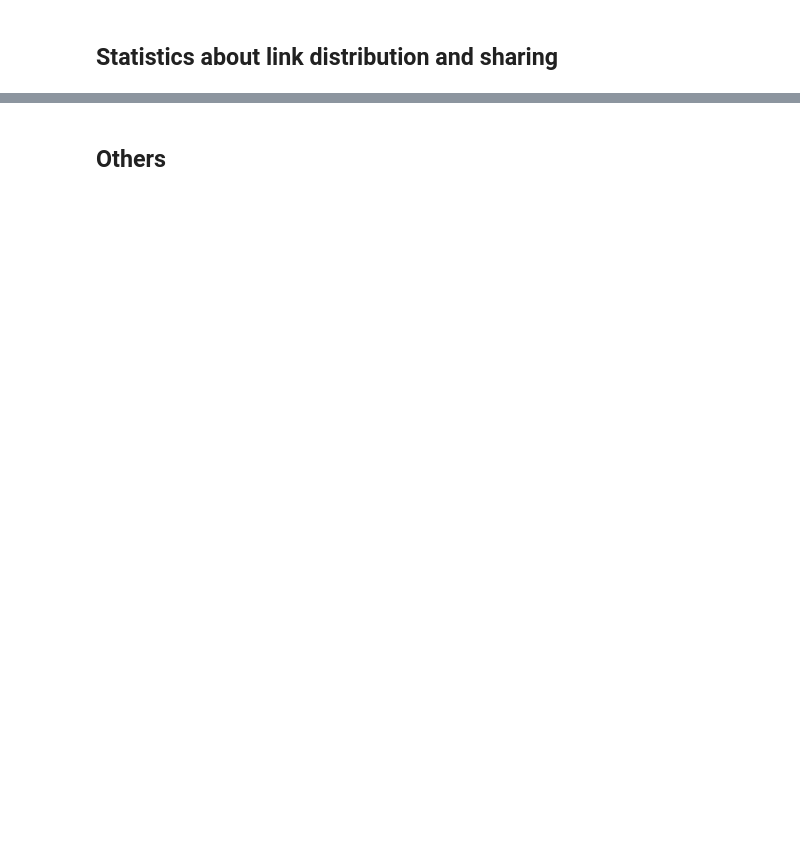
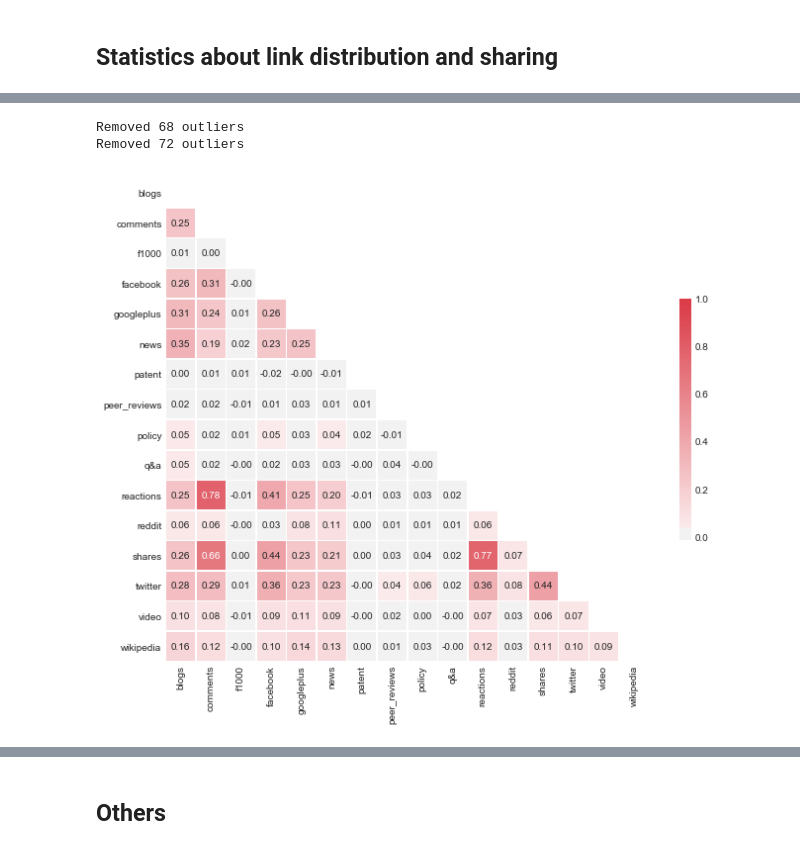
Before and after one commit to ScholCommLab/fhe-plos-data-collection, a Jupyter notebook: code/analysis.ipynb, the cells around one changed output, grey strips where cells are left out. Saved outputs shown, nothing was run; the diff lists cells and outputs as text; code cells hidden in the pictures; blank space fills up the shorter version.

```diff
--- a/code/analysis.ipynb
+++ b/code/analysis.ipynb
@@ -139,0 +137,9 @@ venn3([fb_set, fb0_set, am_set], set_labels = ('Facebook', 'Facebook with zeros'
+# %%
+metrics = am
+metrics['shares'] = shares
+
+metrics['diff'] = metrics.shares - metrics.facebook
+metrics.describe()
+
+# s['am_fillna'] = s.amf.fillna(0)
+# s['diff_fillna'] = s.fb-s['am_fillna']
@@ -139,0 +158,50 @@ venn3([fb_set, fb0_set, am_set], set_labels = ('Facebook', 'Facebook with zeros'
+# %%
+def remove_outliers(diff):
+    # Remove outliers beyond Q3+1.5*IQR
+    Q1 = diff.quantile(0.25)
+    Q3 = diff.quantile(0.75)
+    IQR = Q3 - Q1
+    y_max = Q3 + 1.5 * IQR
+    y_min = Q1 - 1.5 * IQR
+    print(y_min, y_max)
+    diff[diff <= y_min] = np.nan
+    diff[diff >= y_max] = np.nan
+    return diff
+
+
+def simple_outliers(diff):
+    diff[diff >= 72] = np.nan
+    diff[diff <= -24] = np.nan
+    return diff
+
+
+s['diff_no'] = simple_outliers(s['diff'].copy())
+print("Removed {} outliers".format(
+    s['diff'].notnull().sum() - s['diff_no'].notnull().sum()))
+
+s['diff_fillna_no'] = simple_outliers(s['diff_fillna'].copy())
+print("Removed {} outliers".format(
+    s['diff_fillna'].notnull().sum() - s['diff_fillna_no'].notnull().sum()))
+# %% [output]
+Removed 68 outliers
+Removed 72 outliers
+# %%
+# Compute the correlation matrix
+corr = metrics[metrics.columns.difference(['total', 'diff'])].fillna(0).corr(method="spearman")
+
+# Draw the heatmap with the mask and correct aspect ratio
+with sns.axes_style("white"):
+    # Generate a mask for the upper triangle
+    mask = np.zeros_like(corr, dtype=np.bool)
+    mask[np.triu_indices_from(mask)] = True
+
+    # Set up the matplotlib figure
+    f, ax = plt.subplots(figsize=(11, 9))
+
+    # Generate a custom diverging colormap
+    cmap = sns.diverging_palette(220, 10, as_cmap=True)
+
+    sns.heatmap(corr, mask=mask, cmap=cmap, center=0, annot=True, fmt=".2f",
+            square=True, linewidths=.5, cbar_kws={"shrink": .5})
+# %% [output]
+[figure, added]
```
Also changed, not shown: parts of 40 cells of this notebook.
